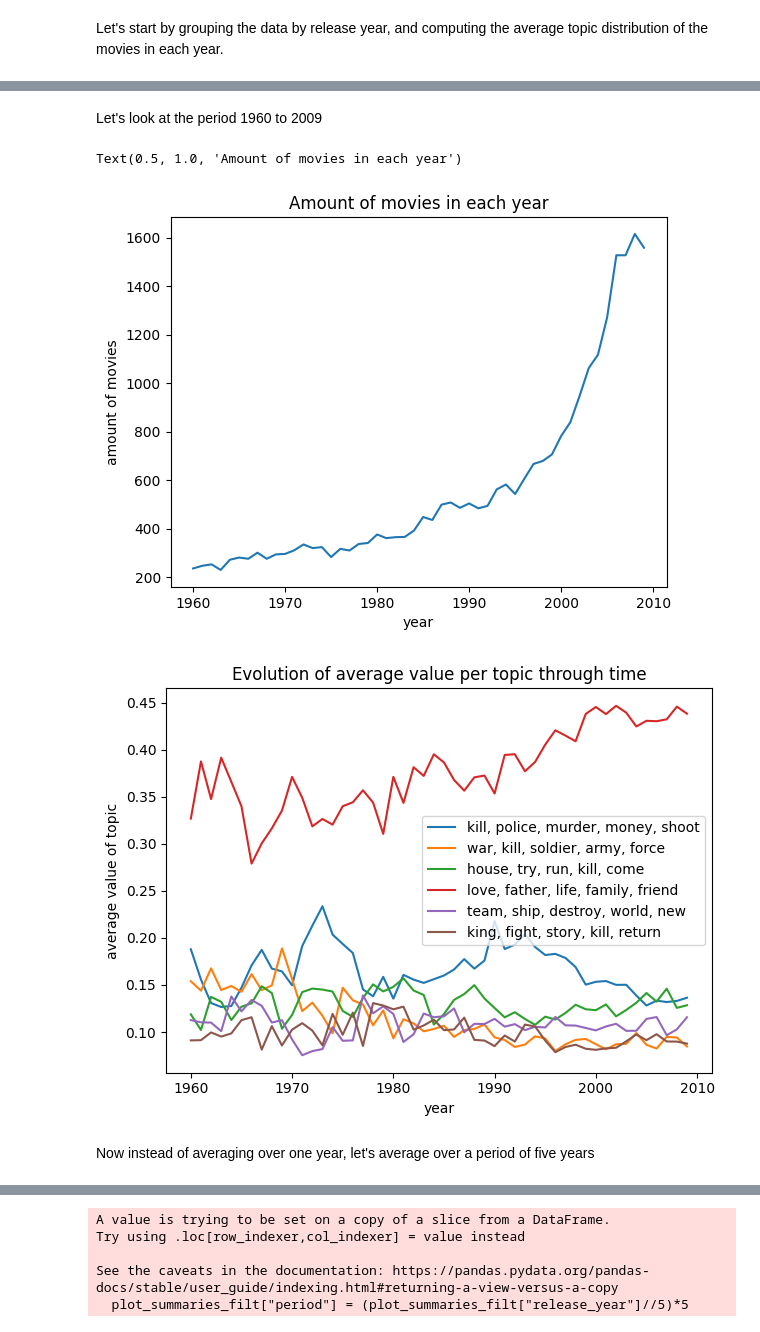
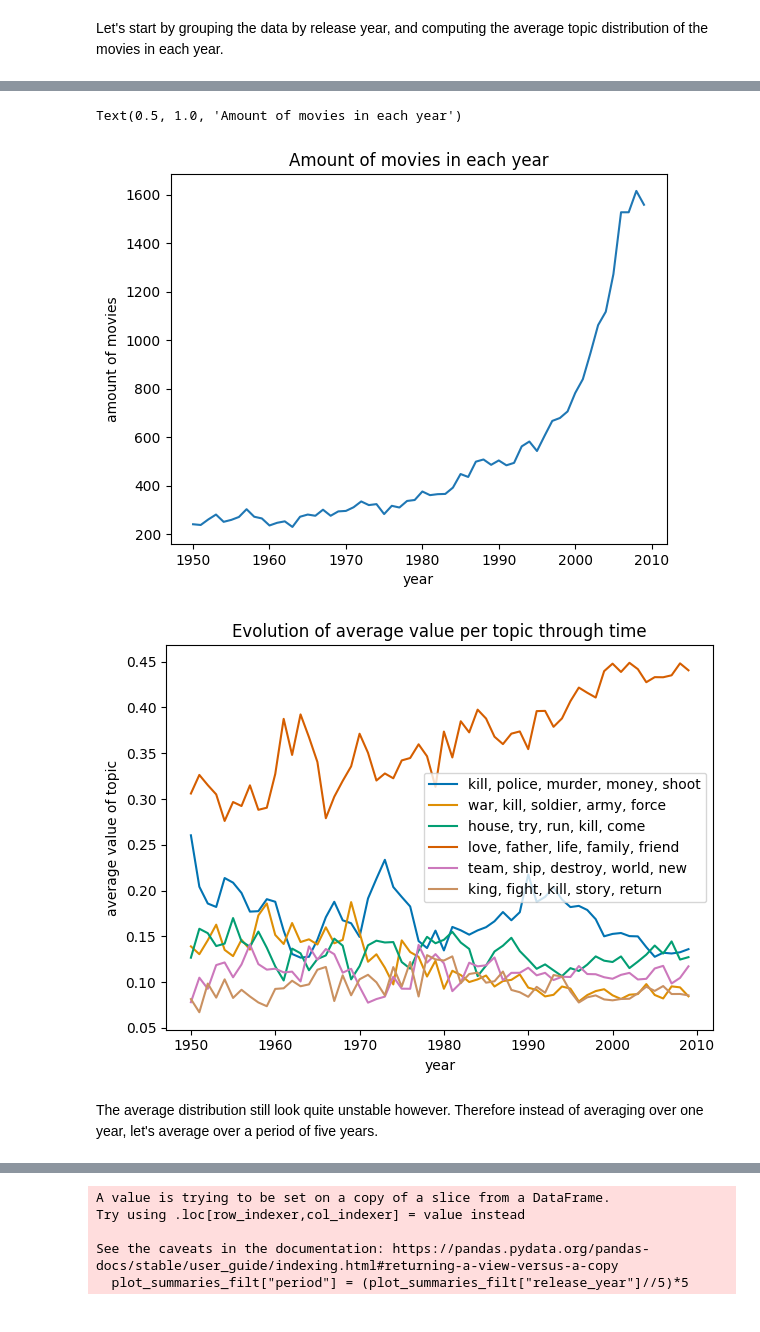
Before and after one commit to epfl-ada/ada-2023-project-msosm, a Jupyter notebook: plot_clustering.ipynb, the cells around one changed output, grey strips where cells are left out. Cells and saved outputs as stored; diff of their text form; code cells hidden in the pictures.

```diff
--- a/plot_clustering.ipynb
+++ b/plot_clustering.ipynb
@@ -462,8 +462,9 @@ for topic in range(0,amount_topics):
     topic_words = ", ".join(topic_words)
     words_per_topic.append(topic_words)
 # %%
+colors = sns.color_palette('colorblind')
 for topic in range(0,6):
-    plt.plot(plots_year.index, plots_year["average_topic_{}".format(topic)], label=words_per_topic[topic])
+    plt.plot(plots_year.index, plots_year["average_topic_{}".format(topic)], label=words_per_topic[topic], color=colors[topic])
 
 plt.legend()
 plt.xlabel("year")
@@ -487,25 +478,23 @@ Text(0.5, 1.0, 'Amount of movies in each year')
-# %% [markdown]
-Let's look at the period 1960 to 2009
 # %%
-plots_year_60_09 = plots_year[1960:2009]
+plots_year_60_09 = plots_year[1950:2009]
 plt.plot(plots_year_60_09.index, plots_year_60_09.movie_count)
 plt.xlabel("year")
 plt.ylabel("amount of movies")
 plt.title("Amount of movies in each year")
 # %% [output]
 Text(0.5, 1.0, 'Amount of movies in each year')
-[figure, old version]
+[figure, new version]
 # %%
 for topic in range(0,6):
-    plt.plot(plots_year_60_09.index, plots_year_60_09["average_topic_{}".format(topic)], label=words_per_topic[topic])
+    plt.plot(plots_year_60_09.index, plots_year_60_09["average_topic_{}".format(topic)], label=words_per_topic[topic], color=colors[topic])
 
 plt.legend()
 plt.xlabel("year")
 plt.ylabel("average value of topic")
 plt.title("Evolution of average value per topic through time")
 plt.tight_layout()
 # %% [output]
-[figure, old version]
+[figure, new version]
 # %% [markdown]
-Now instead of averaging over one year, let's average over a period of five years
+The average distribution still look quite unstable however. Therefore instead of averaging over one year, let's average over a period of five years.
 # %%
```
Also changed, not shown: parts of 40 cells of this notebook.
